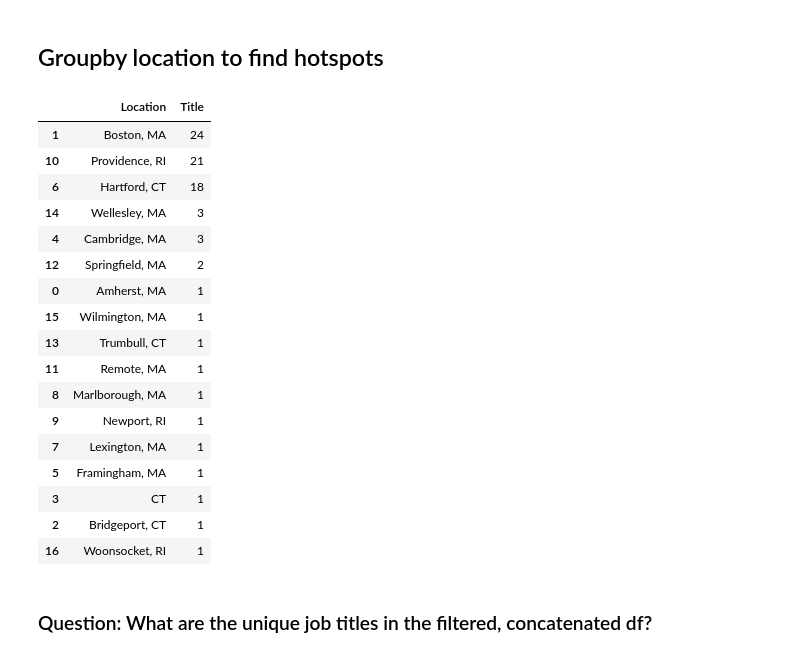
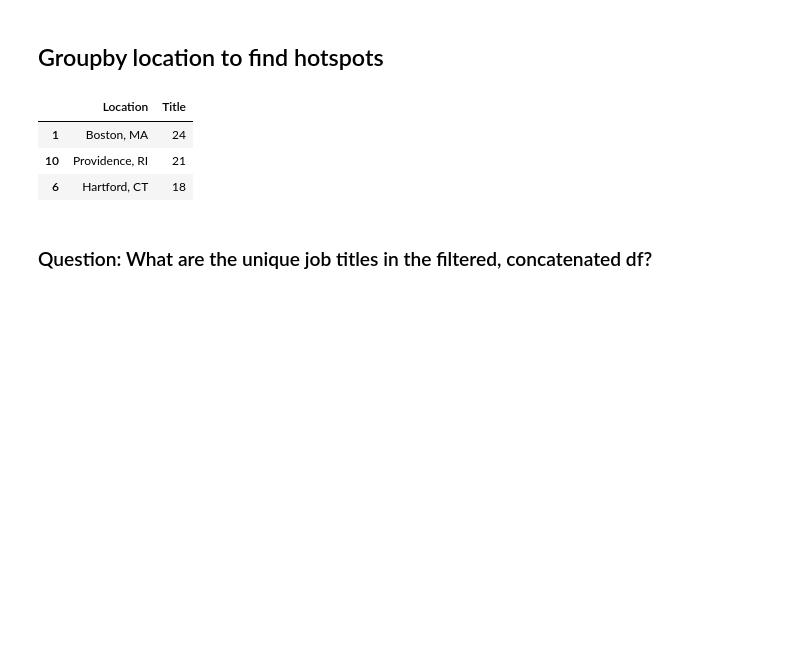
Before and after one commit to ethanwright96/data-science-jobscape, a Jupyter notebook: jobscape.ipynb, the cells around one changed output. Cells and saved outputs as stored; diff of their text form; code cells hidden in the pictures; blank space fills up the shorter version.

```diff
--- a/jobscape.ipynb
+++ b/jobscape.ipynb
@@ -309,26 +309,12 @@ DF
 ## Groupby location to find hotspots
 # %%
 DF_Locations = DF.groupby('Location', as_index=False)['Title'].count().sort_values('Title', ascending=False)
-DF_Locations
+DF_Locations.head(3)
 # %% [output]
 |  | Location | Title |
 | 1 | Boston, MA | 24 |
 | 10 | Providence, RI | 21 |
 | 6 | Hartford, CT | 18 |
-| 14 | Wellesley, MA | 3 |
-| 4 | Cambridge, MA | 3 |
-| 12 | Springfield, MA | 2 |
-| 0 | Amherst, MA | 1 |
-| 15 | Wilmington, MA | 1 |
-| 13 | Trumbull, CT | 1 |
-| 11 | Remote, MA | 1 |
-| 8 | Marlborough, MA | 1 |
-| 9 | Newport, RI | 1 |
-| 7 | Lexington, MA | 1 |
-| 5 | Framingham, MA | 1 |
-| 3 | CT | 1 |
-| 2 | Bridgeport, CT | 1 |
-| 16 | Woonsocket, RI | 1 |
 # %% [markdown]
 ### Question: What are the unique job titles in the filtered, concatenated df?
 # %%
```
Also changed, not shown: parts of 8 cells of this notebook, 2 other files.
